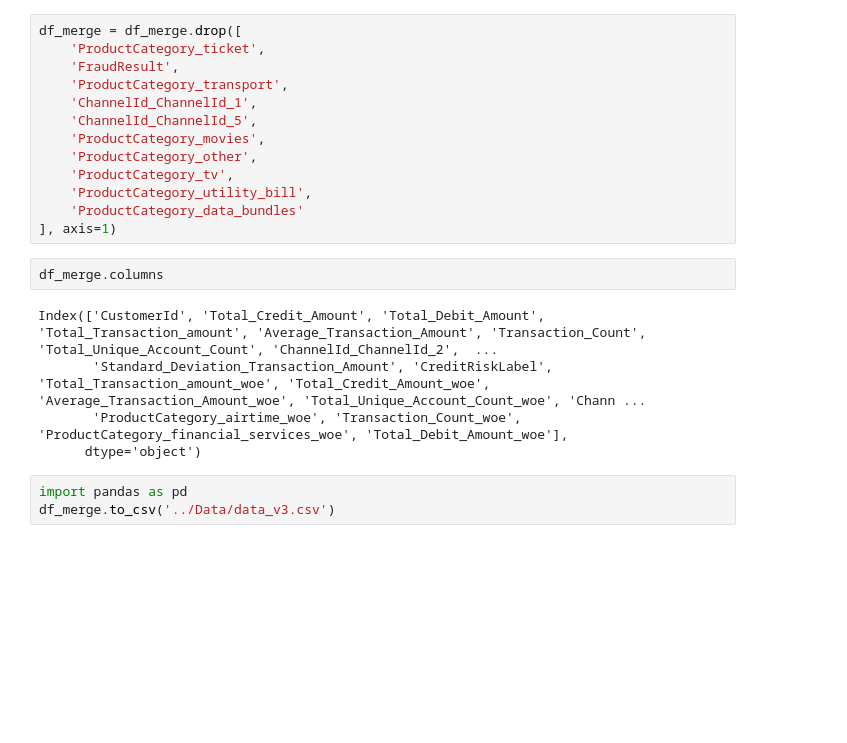
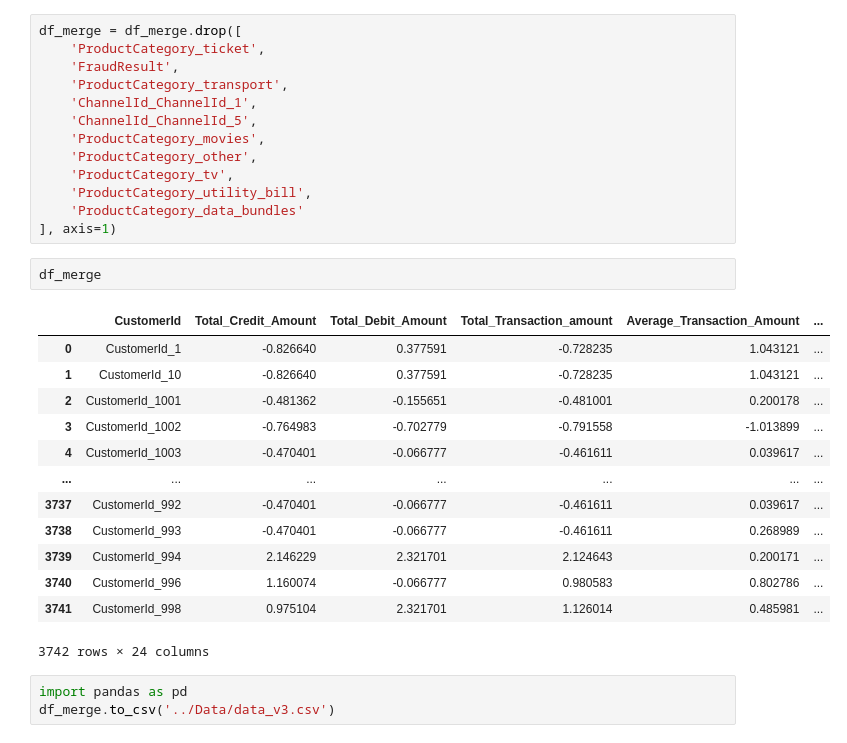
Before and after one commit to Marta233/Credit_Score, a Jupyter notebook: notebook/WOE.ipynb, the cells around one changed output. Cells and saved outputs as stored; diff of their text form; blank space fills up the shorter version.

```diff
--- a/notebook/WOE.ipynb
+++ b/notebook/WOE.ipynb
@@ -208,12 +208,21 @@ df_merge = df_merge.drop([
     'ProductCategory_data_bundles'
 ], axis=1)
 # %%
-df_merge.columns
+df_merge
 # %% [output]
+|  | CustomerId | Total_Credit_Amount | Total_Debit_Amount | Total_Transaction_amount | Average_Transaction_Amount | ... |
+| 0 | CustomerId_1 | -0.826640 | 0.377591 | -0.728235 | 1.043121 | ... |
+| 1 | CustomerId_10 | -0.826640 | 0.377591 | -0.728235 | 1.043121 | ... |
+| 2 | CustomerId_1001 | -0.481362 | -0.155651 | -0.481001 | 0.200178 | ... |
+| 3 | CustomerId_1002 | -0.764983 | -0.702779 | -0.791558 | -1.013899 | ... |
+| 4 | CustomerId_1003 | -0.470401 | -0.066777 | -0.461611 | 0.039617 | ... |
+| ... | ... | ... | ... | ... | ... | ... |
+| 3737 | CustomerId_992 | -0.470401 | -0.066777 | -0.461611 | 0.039617 | ... |
+| 3738 | CustomerId_993 | -0.470401 | -0.066777 | -0.461611 | 0.268989 | ... |
+| 3739 | CustomerId_994 | 2.146229 | 2.321701 | 2.124643 | 0.200171 | ... |
+| 3740 | CustomerId_996 | 1.160074 | -0.066777 | 0.980583 | 0.802786 | ... |
+| 3741 | CustomerId_998 | 0.975104 | 2.321701 | 1.126014 | 0.485981 | ... |
-Index(['CustomerId', 'Total_Credit_Amount', 'Total_Debit_Amount', 'Total_Transaction_amount', 'Average_Transaction_Amount', 'Transaction_Count', 'Total_Unique_Account_Count', 'ChannelId_ChannelId_2',  ...
-       'Standard_Deviation_Transaction_Amount', 'CreditRiskLabel', 'Total_Transaction_amount_woe', 'Total_Credit_Amount_woe', 'Average_Transaction_Amount_woe', 'Total_Unique_Account_Count_woe', 'Chann ...
-       'ProductCategory_airtime_woe', 'Transaction_Count_woe', 'ProductCategory_financial_services_woe', 'Total_Debit_Amount_woe'],
-      dtype='object')
+3742 rows × 24 columns
 # %%
 import pandas as pd
 df_merge.to_csv('../Data/data_v3.csv')
```
Also changed, not shown: 8 other files.
